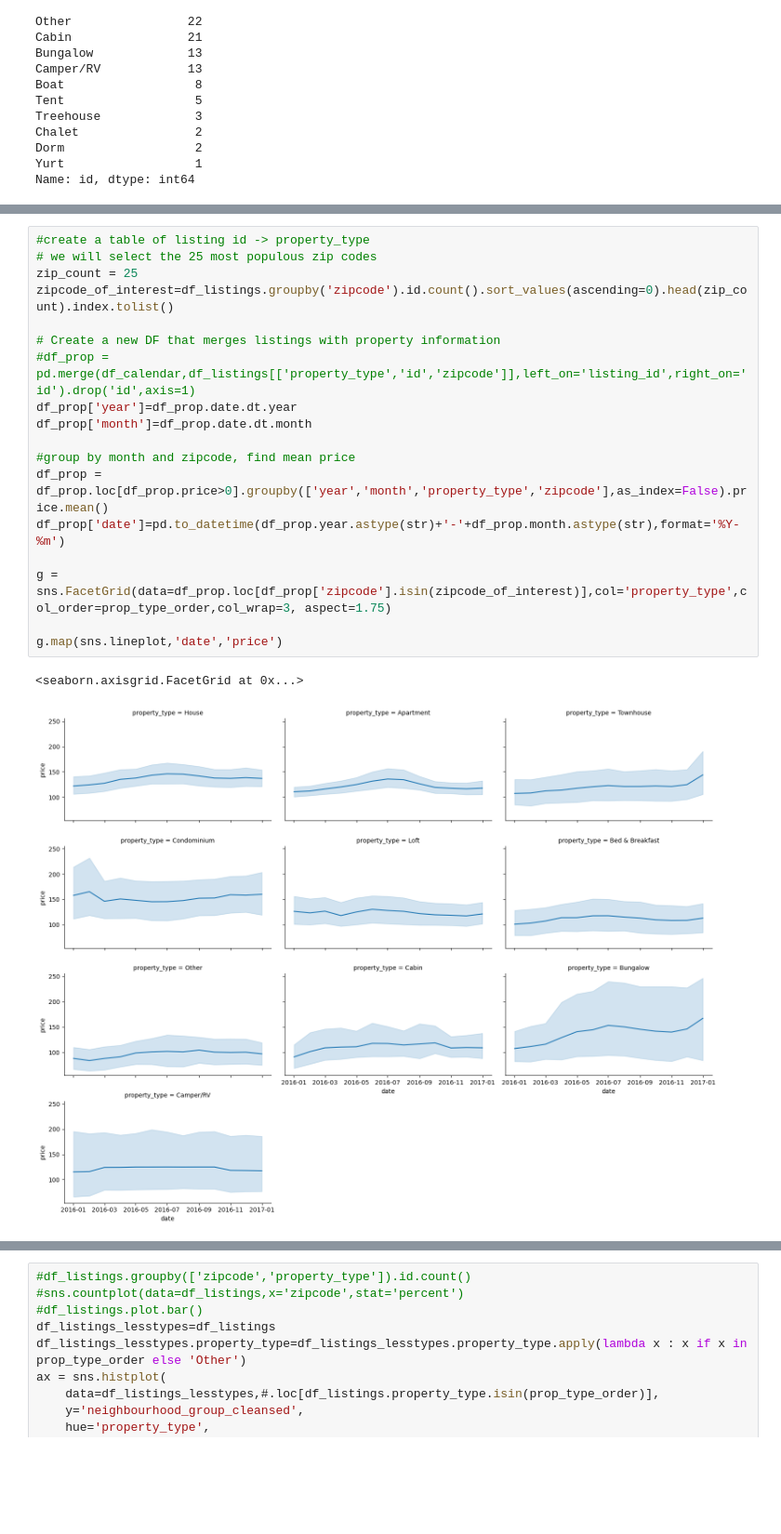
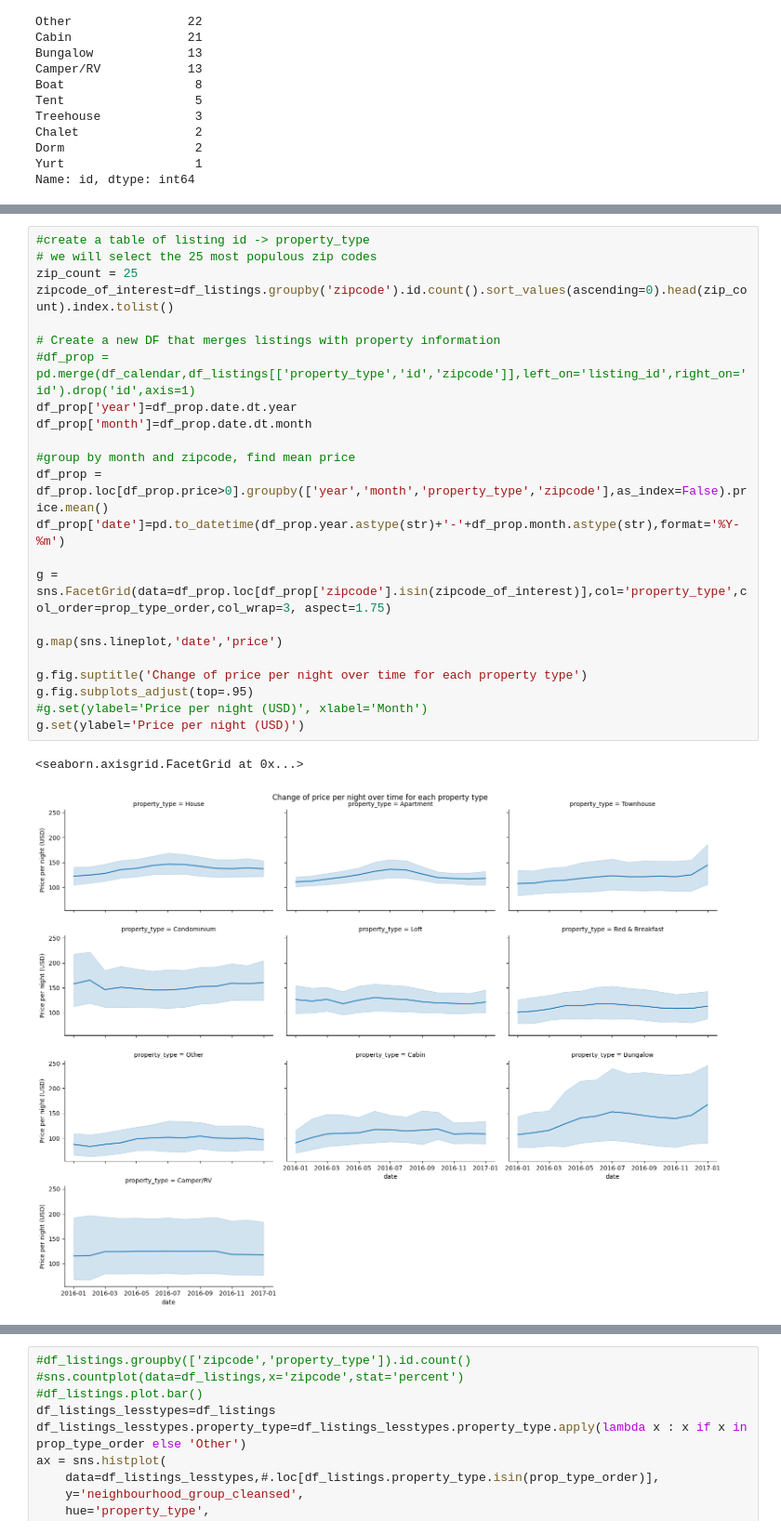
Before and after one commit to AayushSo/AirBnB-prelim-analysis, a Jupyter notebook: medium_airbnb.ipynb, the cells around one changed output, grey strips where cells are left out. Shown at 93% size. Cells and saved outputs as stored; diff of their text form; blank space fills up the shorter version.

```diff
--- a/medium_airbnb.ipynb
+++ b/medium_airbnb.ipynb
@@ -283,21 +293,26 @@ All properties have a similar and very narrow price band for 25-75 percentile, w
 # %%
 #create a table of listing id -> property_type
 # we will select the 25 most populous zip codes
 zip_count = 25
 zipcode_of_interest=df_listings.groupby('zipcode').id.count().sort_values(ascending=0).head(zip_count).index.tolist()
 
 # Create a new DF that merges listings with property information
 #df_prop = pd.merge(df_calendar,df_listings[['property_type','id','zipcode']],left_on='listing_id',right_on='id').drop('id',axis=1)
 df_prop['year']=df_prop.date.dt.year
 df_prop['month']=df_prop.date.dt.month
 
 #group by month and zipcode, find mean price
 df_prop = df_prop.loc[df_prop.price>0].groupby(['year','month','property_type','zipcode'],as_index=False).price.mean()
 df_prop['date']=pd.to_datetime(df_prop.year.astype(str)+'-'+df_prop.month.astype(str),format='%Y-%m')
 
 g = sns.FacetGrid(data=df_prop.loc[df_prop['zipcode'].isin(zipcode_of_interest)],col='property_type',col_order=prop_type_order,col_wrap=3, aspect=1.75)
 
 g.map(sns.lineplot,'date','price')
+
+g.fig.suptitle('Change of price per night over time for each property type')
+g.fig.subplots_adjust(top=.95)
+#g.set(ylabel='Price per night (USD)', xlabel='Month')
+g.set(ylabel='Price per night (USD)')
 # %% [output]
 <seaborn.axisgrid.FacetGrid at 0x...>
-[figure, old version]
+[figure, new version]
```
Also changed, not shown: parts of 52 cells of this notebook.
